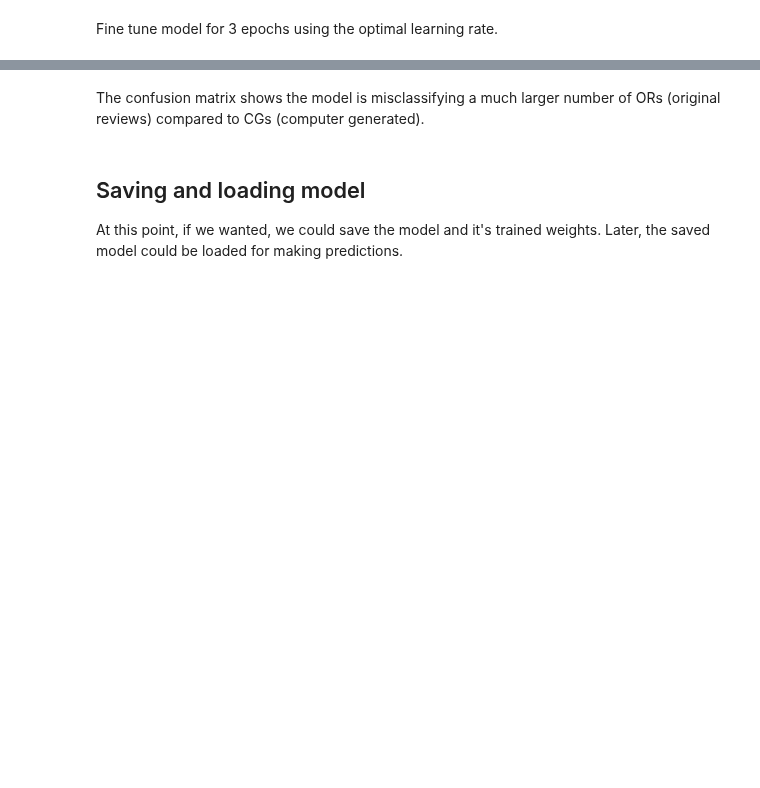
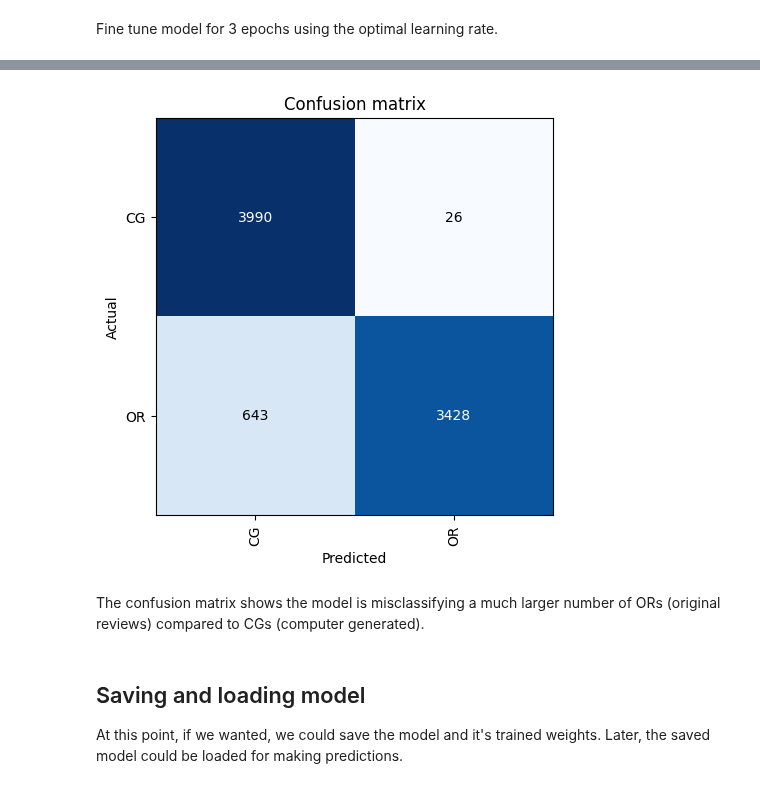
Before and after one commit to himalayahall/DATA602, a Jupyter notebook: Project.ipynb, the cells around one changed output, grey strips where cells are left out. Drawn from its saved outputs; the diff is of its cells as text; code cells hidden in the pictures; blank space fills up the shorter version.

```diff
--- a/Project.ipynb
+++ b/Project.ipynb
@@ -261,3 +265,5 @@ learner.fine_tune(3, lr[0])
+# %%
+learner_interp = ClassificationInterpretation.from_learner(learner)
 # %% [markdown]
 ## Model performance
 
@@ -292,0 +289,3 @@ linterp.most_confused()
+# %%
+learner_interp.plot_confusion_matrix()
+# %% [output]
@@ -293,3 +293,4 @@ linterp.most_confused()
+[figure, added]
 # %% [markdown]
 The confusion matrix shows the model is misclassifying a much larger number of ORs (original reviews) compared to CGs (computer generated).
 # %% [markdown]
```
Also changed, not shown: parts of 32 cells of this notebook.
